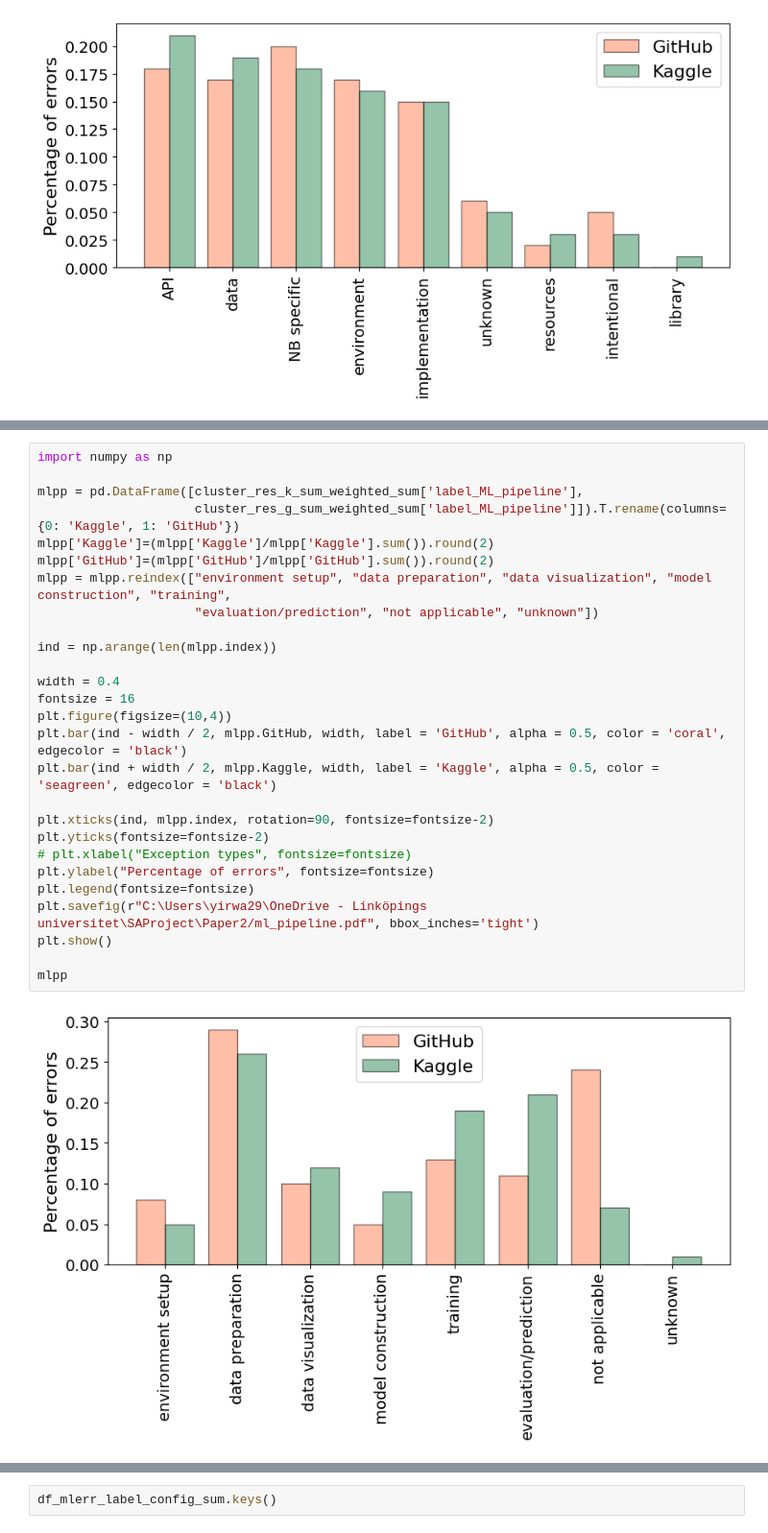
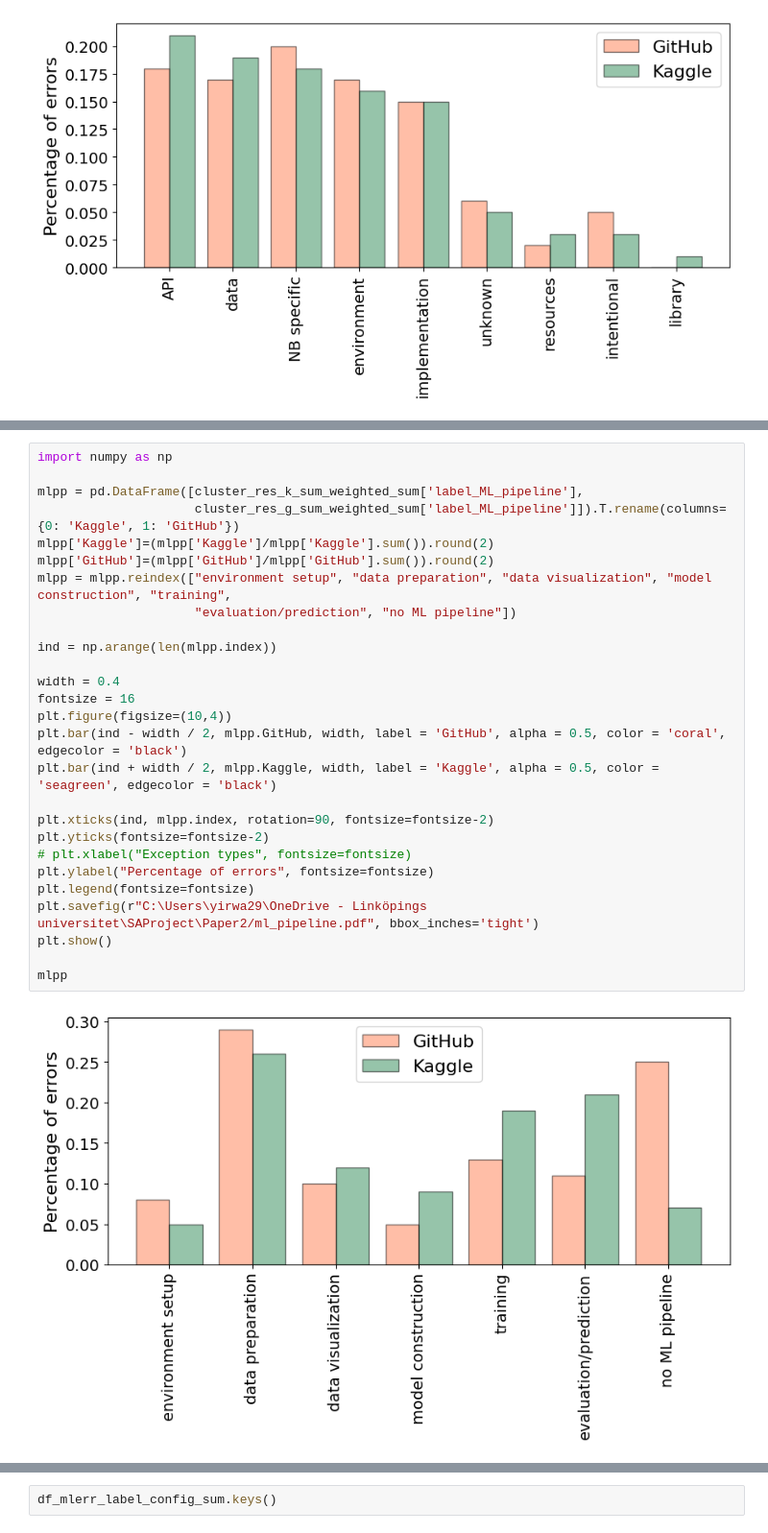
Before and after one commit to PELAB-LiU/jupyter_nbs_empirical, a Jupyter notebook: notebook_error_analysis-manual_labels_plots.ipynb, the cells around one changed output, grey strips where cells are left out. Shown at 96% size. Saved outputs shown, nothing was run; the diff lists cells and outputs as text.

```diff
--- a/notebook_error_analysis-manual_labels_plots.ipynb
+++ b/notebook_error_analysis-manual_labels_plots.ipynb
@@ -212,32 +243,32 @@ pd.DataFrame([cluster_res_k_sum_weighted_sum['label_ML_pipeline'],
 # %%
 import numpy as np
 
 mlpp = pd.DataFrame([cluster_res_k_sum_weighted_sum['label_ML_pipeline'],
                      cluster_res_g_sum_weighted_sum['label_ML_pipeline']]).T.rename(columns={0: 'Kaggle', 1: 'GitHub'})
 mlpp['Kaggle']=(mlpp['Kaggle']/mlpp['Kaggle'].sum()).round(2)
 mlpp['GitHub']=(mlpp['GitHub']/mlpp['GitHub'].sum()).round(2)
 mlpp = mlpp.reindex(["environment setup", "data preparation", "data visualization", "model construction", "training",
-                     "evaluation/prediction", "not applicable", "unknown"])
+                     "evaluation/prediction", "no ML pipeline"])
 
 ind = np.arange(len(mlpp.index))
 
 width = 0.4
 fontsize = 16
 plt.figure(figsize=(10,4))
 plt.bar(ind - width / 2, mlpp.GitHub, width, label = 'GitHub', alpha = 0.5, color = 'coral', edgecolor = 'black')
 plt.bar(ind + width / 2, mlpp.Kaggle, width, label = 'Kaggle', alpha = 0.5, color = 'seagreen', edgecolor = 'black')
 
 plt.xticks(ind, mlpp.index, rotation=90, fontsize=fontsize-2)
 plt.yticks(fontsize=fontsize-2)
 # plt.xlabel("Exception types", fontsize=fontsize)
 plt.ylabel("Percentage of errors", fontsize=fontsize)
 plt.legend(fontsize=fontsize)
 plt.savefig(r"C:\Users\yirwa29\OneDrive - Linköpings universitet\SAProject\Paper2/ml_pipeline.pdf", bbox_inches='tight')
 plt.show()
 
 mlpp
 # %% [output]
-[figure, old version]
+[figure, new version]
 |  | Kaggle | GitHub |
 | environment setup | 0.05 | 0.08 |
 | data preparation | 0.26 | 0.29 |
```
Also changed, not shown: parts of 15 cells of this notebook, 3 other files.
